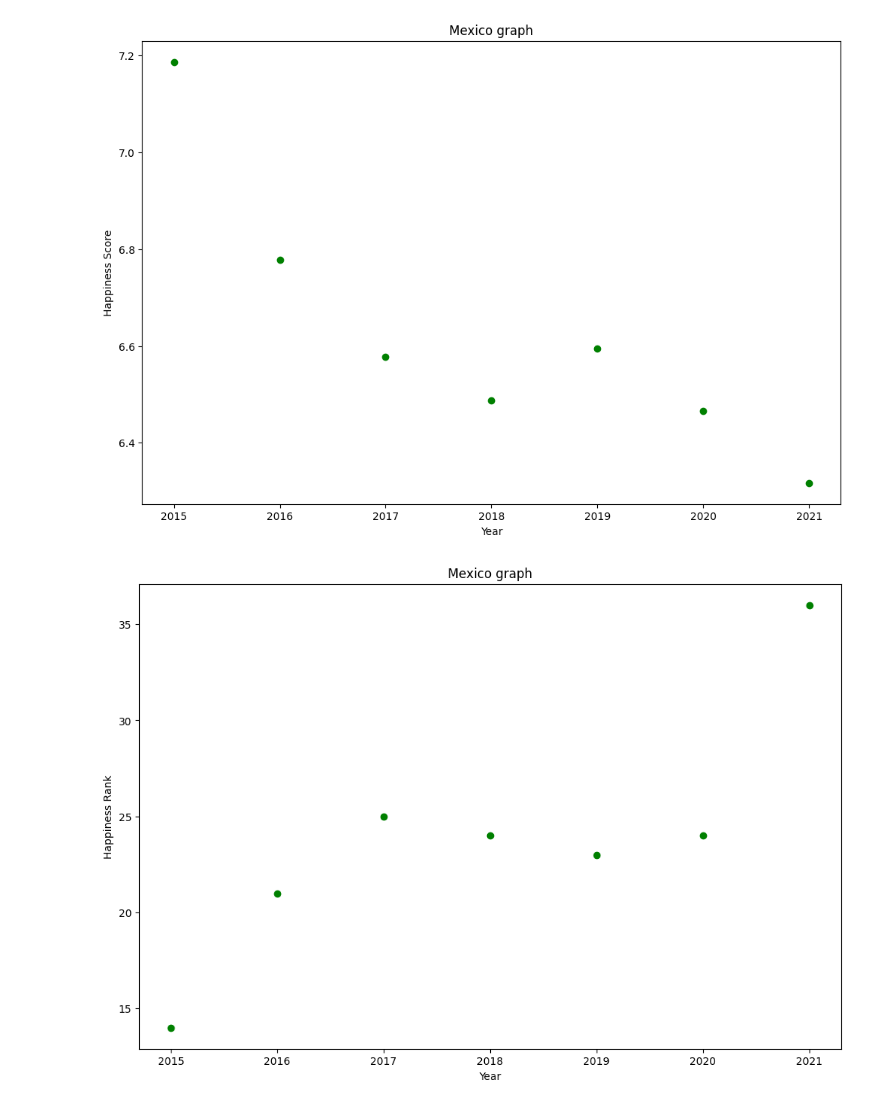
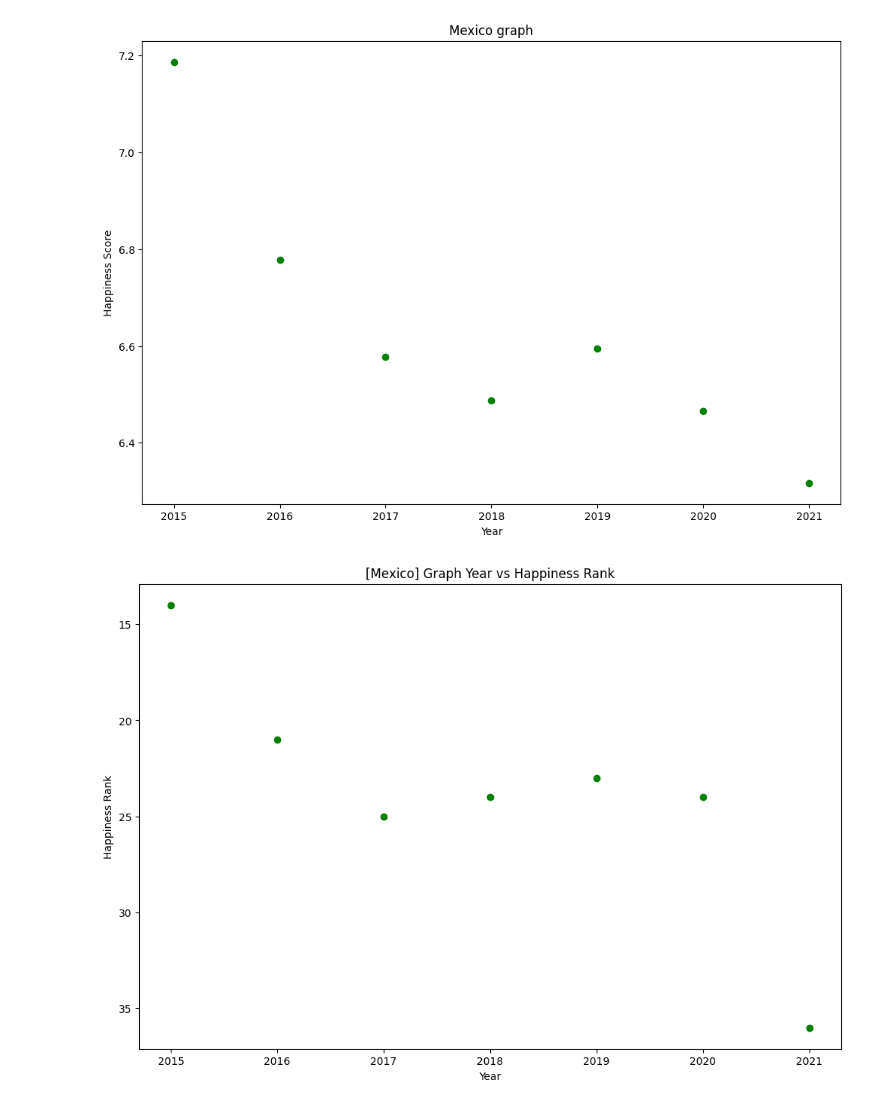
Before and after one commit to mayela/mlops-bootcamp, a Jupyter notebook: first_milestone/First_milestone.ipynb, the cells around one changed output. Saved outputs shown, nothing was run; the diff lists cells and outputs as text; code cells hidden in the pictures.

```diff
--- a/first_milestone/First_milestone.ipynb
+++ b/first_milestone/First_milestone.ipynb
@@ -33,6 +61,5 @@ memory usage: 10.0+ KB
 # %%
 df_2016 = pd.read_csv("world-happiness-report/2016.csv", low_memory=False)
-df_2016["Health (Life Expectancy)"] = 100 * df_2016["Health (Life Expectancy)"]
 df_2016.info()
 df_2016.head()
 # %% [output]
@@ -201,4 +226,0 @@ df = pd.concat(dfs, ignore_index=True)
-# %%
-df.info()
-df.drop('Trust (Government Corruption)', axis=1, inplace=True)
-integrated_data = df.to_csv("world-happiness-report/integrated_report.csv", index=True)
@@ -282,19 +306,20 @@ plt.show()
 [figure]
 # %%
 plt.figure(figsize=(12, 8))
-plt.title("Mexico graph")
+plt.title("[Mexico] Graph Year vs Happiness Rank")
 plt.xlabel("Year")
 plt.ylabel("Happiness Rank")
 
 plt.scatter(
     dataset_mexico["Year"].astype(int),
     dataset_mexico["Happiness Rank"],
     marker='o',
     color="green",
 )
+plt.gca().invert_yaxis()
 plt.xticks(dataset_mexico["Year"], dataset_mexico["Year"])
 plt.show()
 # %% [output]
-[figure, old version]
+[figure, new version]
 # %%
 plt.figure(figsize=(20, 8))
```
Also changed, not shown: parts of 23 cells of this notebook, 10 other files.
